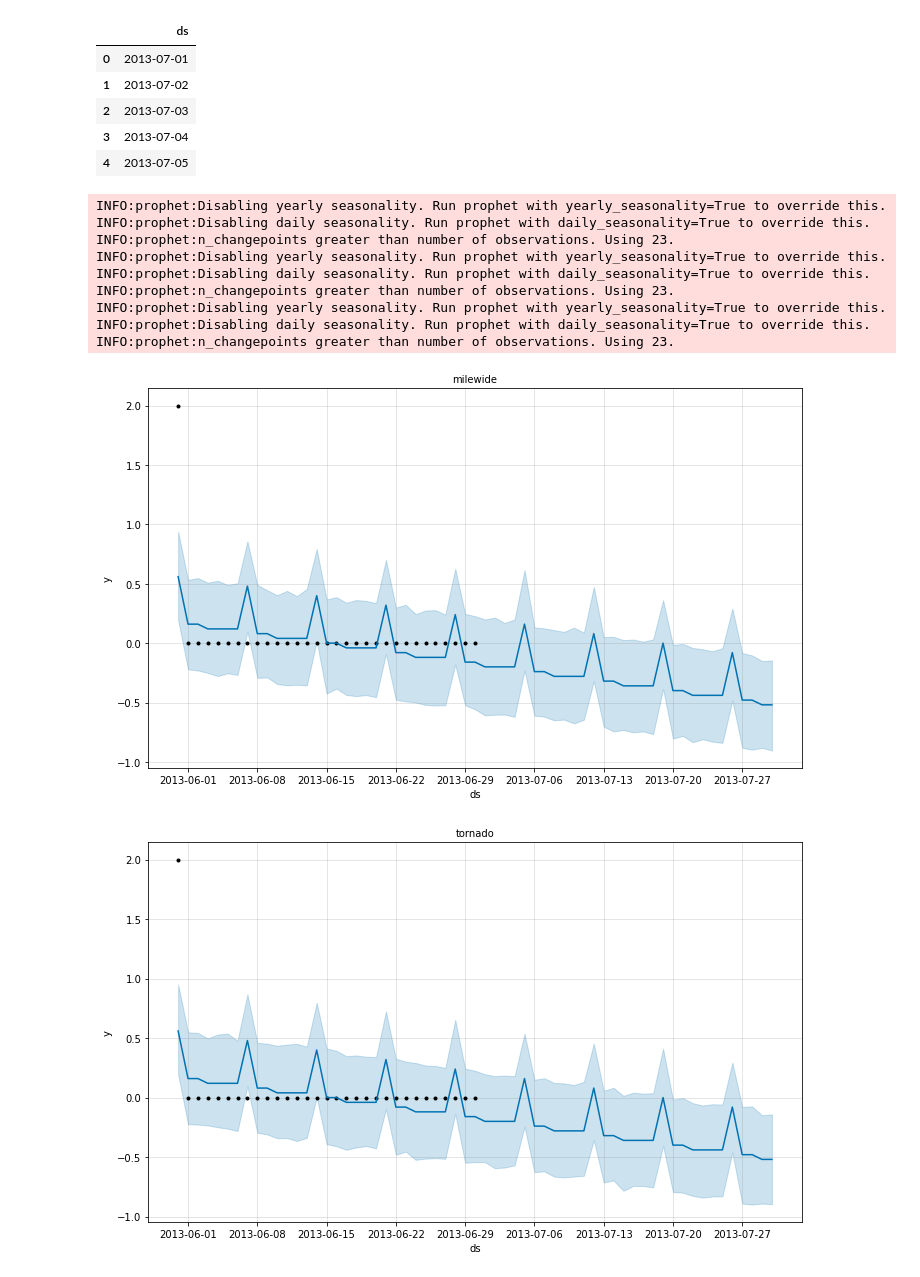
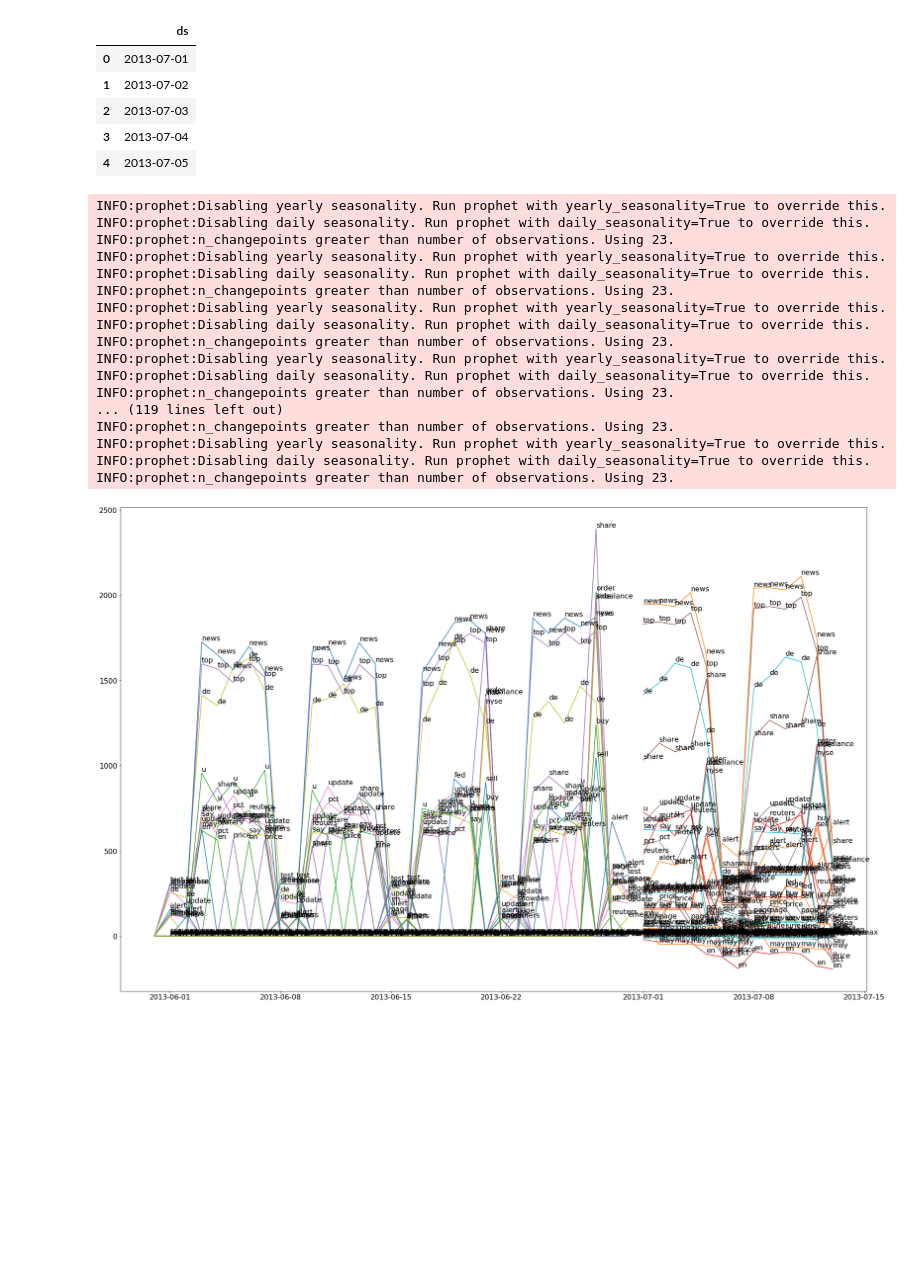
Before and after one commit to ThejakaSEP/TrendingWords, a Jupyter notebook: TrendingWords2.ipynb, the cells around one changed output. Cells and saved outputs as stored; diff of their text form; code cells hidden in the pictures; blank space fills up the shorter version.

```diff
--- a/TrendingWords2.ipynb
+++ b/TrendingWords2.ipynb
@@ -305,28 +310,82 @@ future.head()
 | 3 | 2013-07-04 |
 | 4 | 2013-07-05 |
 # %%
+y_predList = []
 def train_and_forecast(col_index):
     df7 = df5.rename(columns={"STORY_DATE_TIME": 'ds', col_lst[col_index]: 'y'})
+    periods=13
     m = Prophet()
     pred_model =m.fit(df7)
-    future = m.make_future_dataframe(periods=30)
+    future = m.make_future_dataframe(periods=periods)
     forecast = m.predict(future)
     forecast[['ds', 'yhat', 'yhat_lower', 'yhat_upper']].tail()
-    fig = m.plot(forecast)
-    ax = fig.gca()
-    ax.set_title(col_lst[col_index], size=10)
+#     df8 = df7 + forecast[['ds','yhat']]
+    df9 = pd.DataFrame(forecast[['ds','yhat']]).iloc[-13:,:]
+    df9.columns = df7[['ds','y']].columns
 
-for i in range(1,4):
+    df8 = pd.concat([df7[['ds','y']],df9], ignore_index=True, axis=0)
+
+#     pd.DataFrame(df7,forecast[['ds','yhat']],)
+#     fig = m.plot(forecast)
+#     ax = fig.gca()
+#     ax.set_title(col_lst[col_index], size=10)
+
+    y_pred = forecast['yhat'].values
+#     y_predList.append(y_pred)
+#     print(df8.head(2))
+#     plt.plot(df8['y'])
+
+    label = df5.columns[col_index]
+#     print(labels1)
+
+    plt.plot(df7['ds'],df7['y'])
+    plt.plot(df9['ds'],df9['y'])
+    y = range(1,df7.shape[0])
+#     plt.text(y,df7['y'],labels1)
+
+    plt.rcParams.update({'font.size': 16,})
+
+    for i in range(31,31+df9.shape[0]):
+        plt.text(df9['ds'][i],df9['y'][i]+10,label)
+
+    for i in range(1,df7.shape[0]):
+        plt.text(df7['ds'][i],df7['y'][i]+10,label)
+
+#     plt.legend()
+
+plt.show()
+#     print(df7.tail(2))
+#     print(df8.tail())
+
+# y_true = df['y'][-12:].values
+# y_pred = forecast['yhat'].values
+# mae = mean_absolute_error(y_true, y_pred)
+# print('MAE: %.3f' % mae)
+# # plot expected vs actual
+# pyplot.plot(y_true, label='Actual')
+# pyplot.plot(y_pred, label='Predicted')
+# pyplot.legend()
+# pyplot.show()
+
+# for i in range(39,43):
+for i in range(1,df5.shape[1]):
     train_and_forecast(i)
 # %% [output]
 INFO:prophet:Disabling yearly seasonality. Run prophet with yearly_seasonality=True to override this.
 INFO:prophet:Disabling daily seasonality. Run prophet with daily_seasonality=True to override this.
 INFO:prophet:n_changepoints greater than number of observations. Using 23.
 INFO:prophet:Disabling yearly seasonality. Run prophet with yearly_seasonality=True to override this.
 INFO:prophet:Disabling daily seasonality. Run prophet with daily_seasonality=True to override this.
 INFO:prophet:n_changepoints greater than number of observations. Using 23.
 INFO:prophet:Disabling yearly seasonality. Run prophet with yearly_seasonality=True to override this.
 INFO:prophet:Disabling daily seasonality. Run prophet with daily_seasonality=True to override this.
 INFO:prophet:n_changepoints greater than number of observations. Using 23.
+INFO:prophet:Disabling yearly seasonality. Run prophet with yearly_seasonality=True to override this.
+INFO:prophet:Disabling daily seasonality. Run prophet with daily_seasonality=True to override this.
+INFO:prophet:n_changepoints greater than number of observations. Using 23.
+... (119 lines left out)
+INFO:prophet:n_changepoints greater than number of observations. Using 23.
+INFO:prophet:Disabling yearly seasonality. Run prophet with yearly_seasonality=True to override this.
+INFO:prophet:Disabling daily seasonality. Run prophet with daily_seasonality=True to override this.
+INFO:prophet:n_changepoints greater than number of observations. Using 23.
-[figure, old version]
+[figure, new version]
-[figure, removed]
```
Also changed, not shown: parts of 4 cells of this notebook.
